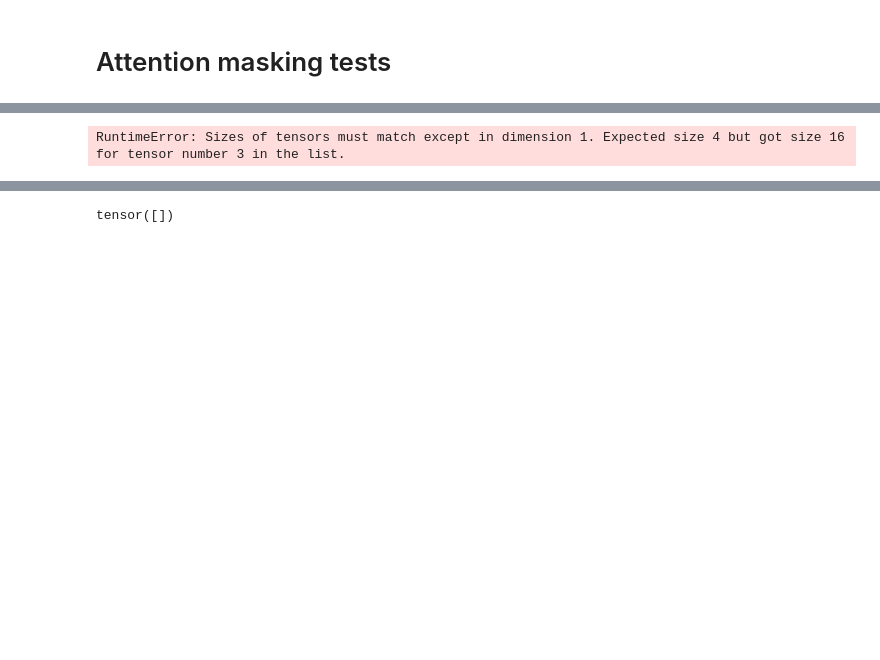
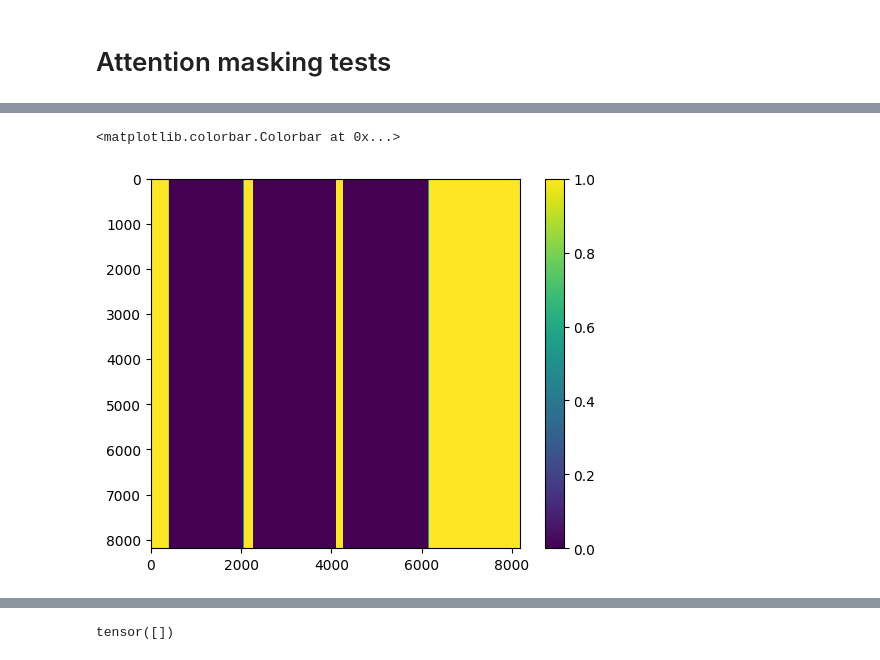
Before and after one commit to josiahbjorgaard/mca-paper, a Jupyter notebook: ModelPrototyping.ipynb, the cells around one changed output, grey strips where cells are left out. Drawn from its saved outputs; the diff is of its cells as text; code cells hidden in the pictures; blank space fills up the shorter version.

```diff
--- a/ModelPrototyping.ipynb
+++ b/ModelPrototyping.ipynb
@@ -486,14 +485,18 @@ plt.imshow(zorro_mask)
 # %%
 from einops import pack,repeat
-tokens, ps = pack((
-    batch['expression_index'] == 0,
-    batch['spliced_index'] == 0,
-    batch['unspliced_index'] == 0,
+padding, ps = pack((
+    batch['expression_index'] != 0,
+    batch['spliced_index'] != 0,
+    batch['unspliced_index'] != 0,
+    torch.ones(4,2048),
    #Also need fusion tokens here torch.tensor((True,) * 16),
     ), 'b *')
-attn_mask = repeat(tokens, 'b i -> b i j', j=tokens.shape[-1])
+attn_mask = repeat(padding, 'b j -> b i j', i=tokens.shape[-1])
+plt.imshow(attn_mask[0].squeeze())
+plt.colorbar()
 # %% [output]
-RuntimeError: Sizes of tensors must match except in dimension 1. Expected size 4 but got size 16 for tensor number 3 in the list.
+<matplotlib.colorbar.Colorbar at 0x...>
+[figure, added]
 # %%
 attn_mask.unsqueeze(1).shape
 # %% [output]
```
Also changed, not shown: parts of 18 cells of this notebook, 3 other files.
